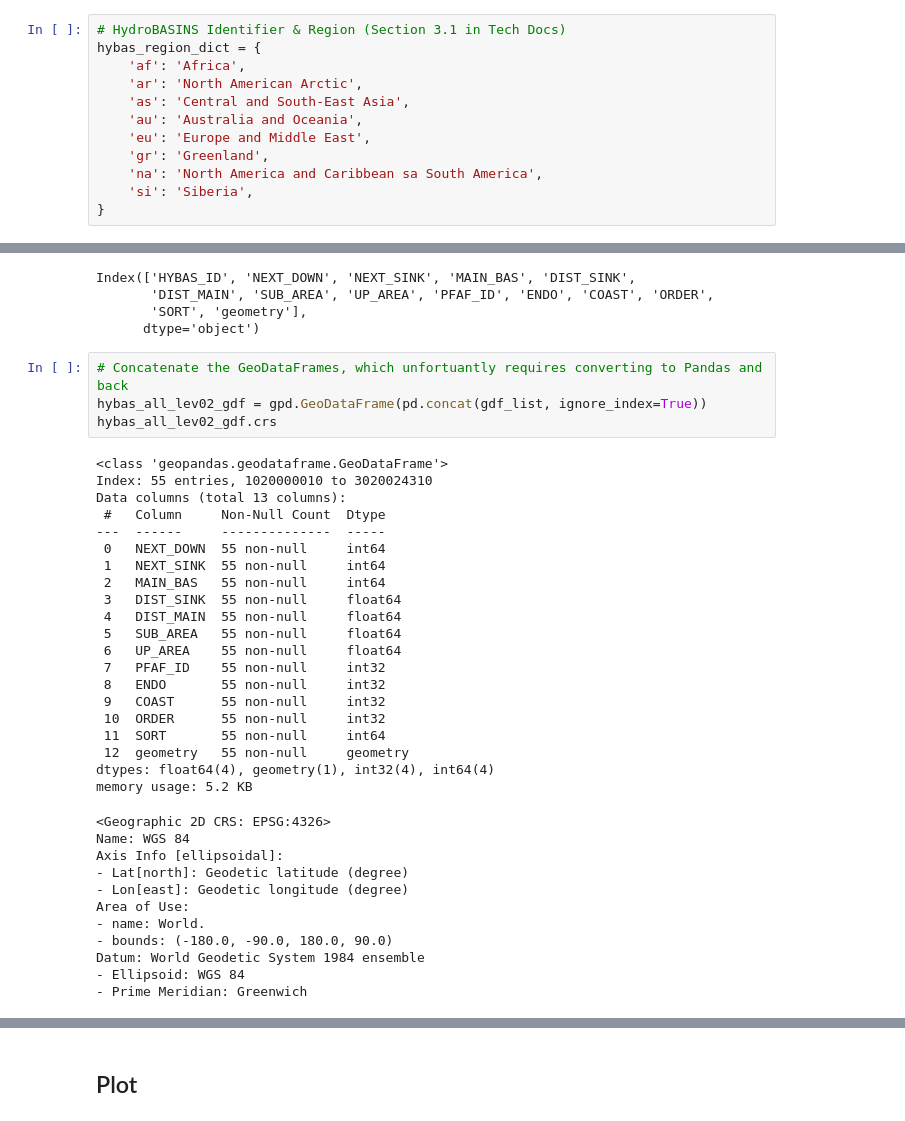
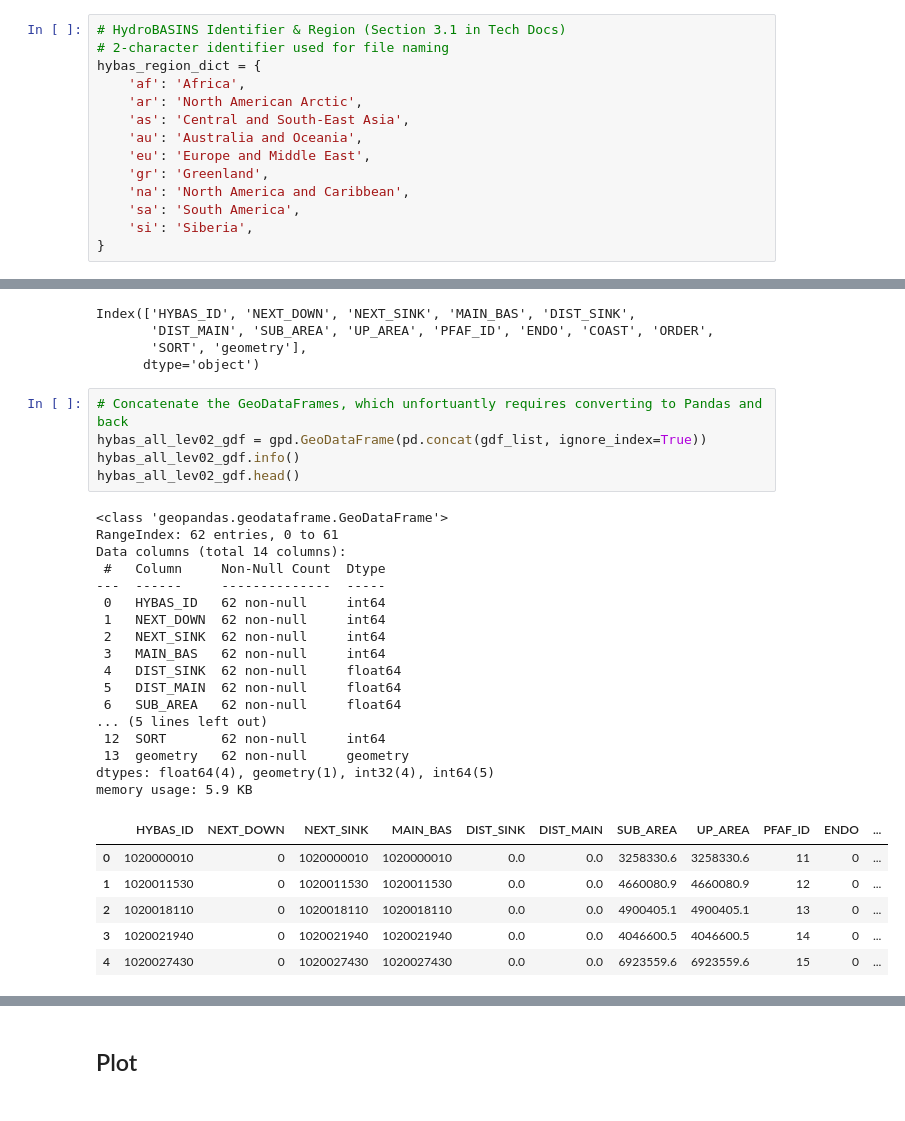
Before and after one commit to WikiWatershed/global-hydrography, a Jupyter notebook: sandbox/explore_data_sources.ipynb, the cells around one changed output, grey strips where cells are left out. Saved outputs shown, nothing was run; the diff lists cells and outputs as text.

```diff
--- a/sandbox/explore_data_sources.ipynb
+++ b/sandbox/explore_data_sources.ipynb
@@ -114,6 +120,7 @@ Refer to [HydroBASINS Technical Documentation](https://data.hydrosheds.org/file/
 ## Select filename
 # %%
 # HydroBASINS Identifier & Region (Section 3.1 in Tech Docs)
+# 2-character identifier used for file naming
 hybas_region_dict = {
     'af': 'Africa',
     'ar': 'North American Arctic',
@@ -121,6 +128,7 @@ hybas_region_dict = {
     'au': 'Australia and Oceania',
     'eu': 'Europe and Middle East',
     'gr': 'Greenland',
-    'na': 'North America and Caribbean sa South America',
+    'na': 'North America and Caribbean',
+    'sa': 'South America',
     'si': 'Siberia',
 }
@@ -246,37 +269,30 @@ Index(['HYBAS_ID', 'NEXT_DOWN', 'NEXT_SINK', 'MAIN_BAS', 'DIST_SINK',
 # %%
 # Concatenate the GeoDataFrames, which unfortuantly requires converting to Pandas and back
 hybas_all_lev02_gdf = gpd.GeoDataFrame(pd.concat(gdf_list, ignore_index=True))
-hybas_all_lev02_gdf.crs
+hybas_all_lev02_gdf.info()
+hybas_all_lev02_gdf.head()
 # %% [output]
 <class 'geopandas.geodataframe.GeoDataFrame'>
-Index: 55 entries, 1020000010 to 3020024310
-Data columns (total 13 columns):
+RangeIndex: 62 entries, 0 to 61
+Data columns (total 14 columns):
  #   Column     Non-Null Count  Dtype
 ---  ------     --------------  -----
- 0   NEXT_DOWN  55 non-null     int64
- 1   NEXT_SINK  55 non-null     int64
- 2   MAIN_BAS   55 non-null     int64
- 3   DIST_SINK  55 non-null     float64
- 4   DIST_MAIN  55 non-null     float64
- 5   SUB_AREA   55 non-null     float64
- 6   UP_AREA    55 non-null     float64
- 7   PFAF_ID    55 non-null     int32
- 8   ENDO       55 non-null     int32
- 9   COAST      55 non-null     int32
- 10  ORDER      55 non-null     int32
- 11  SORT       55 non-null     int64
- 12  geometry   55 non-null     geometry
-dtypes: float64(4), geometry(1), int32(4), int64(4)
-memory usage: 5.2 KB
+ 0   HYBAS_ID   62 non-null     int64
+ 1   NEXT_DOWN  62 non-null     int64
+ 2   NEXT_SINK  62 non-null     int64
+ 3   MAIN_BAS   62 non-null     int64
+ 4   DIST_SINK  62 non-null     float64
+ 5   DIST_MAIN  62 non-null     float64
+ 6   SUB_AREA   62 non-null     float64
+... (5 lines left out)
+ 12  SORT       62 non-null     int64
+ 13  geometry   62 non-null     geometry
+dtypes: float64(4), geometry(1), int32(4), int64(5)
+memory usage: 5.9 KB
-<Geographic 2D CRS: EPSG:4326>
-Name: WGS 84
-Axis Info [ellipsoidal]:
-- Lat[north]: Geodetic latitude (degree)
-- Lon[east]: Geodetic longitude (degree)
-Area of Use:
-- name: World.
-- bounds: (-180.0, -90.0, 180.0, 90.0)
-Datum: World Geodetic System 1984 ensemble
-- Ellipsoid: WGS 84
-- Prime Meridian: Greenwich
+|  | HYBAS_ID | NEXT_DOWN | NEXT_SINK | MAIN_BAS | DIST_SINK | DIST_MAIN | SUB_AREA | UP_AREA | PFAF_ID | ENDO | ... |
+| 0 | 1020000010 | 0 | 1020000010 | 1020000010 | 0.0 | 0.0 | 3258330.6 | 3258330.6 | 11 | 0 | ... |
+| 1 | 1020011530 | 0 | 1020011530 | 1020011530 | 0.0 | 0.0 | 4660080.9 | 4660080.9 | 12 | 0 | ... |
+| 2 | 1020018110 | 0 | 1020018110 | 1020018110 | 0.0 | 0.0 | 4900405.1 | 4900405.1 | 13 | 0 | ... |
+| 3 | 1020021940 | 0 | 1020021940 | 1020021940 | 0.0 | 0.0 | 4046600.5 | 4046600.5 | 14 | 0 | ... |
+| 4 | 1020027430 | 0 | 1020027430 | 1020027430 | 0.0 | 0.0 | 6923559.6 | 6923559.6 | 15 | 0 | ... |
 # %%
```
Also changed, not shown: parts of 21 cells of this notebook, 6 other files.
